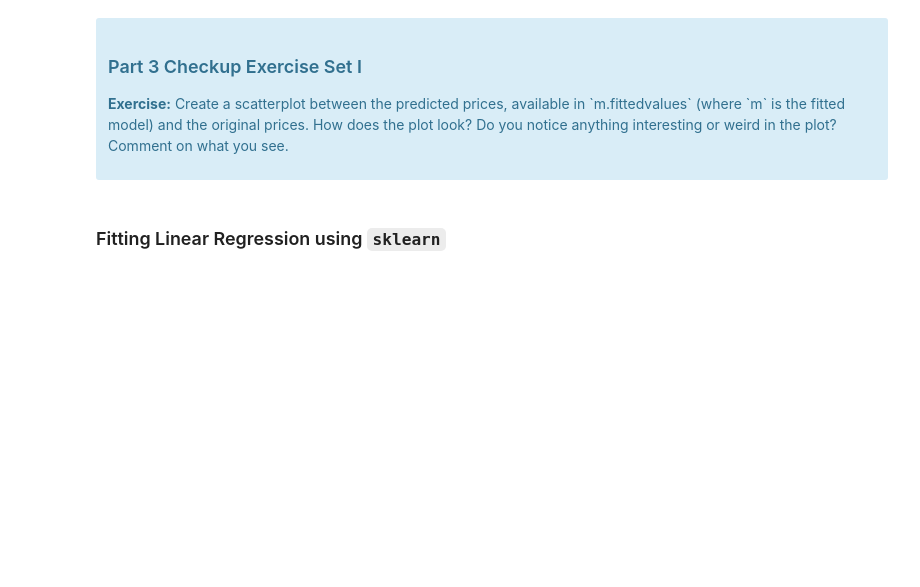
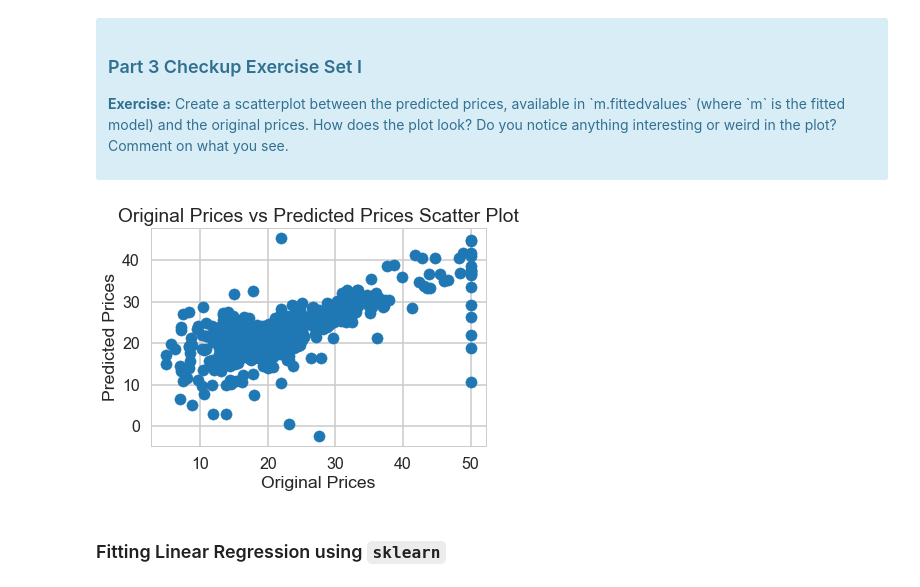
Before and after one commit to LukasBut/Springboard-Projects, a Jupyter notebook: 11.1.5 Linear Regression Using Boston Housing Data Set/Mini_Project_Linear_Regression.ipynb, the cells around one changed output. Cells and saved outputs as stored; diff of their text form; code cells hidden in the pictures; blank space fills up the shorter version.

```diff
--- a/11.1.5 Linear Regression Using Boston Housing Data Set/Mini_Project_Linear_Regression.ipynb
+++ b/11.1.5 Linear Regression Using Boston Housing Data Set/Mini_Project_Linear_Regression.ipynb
@@ -445,3 +491,15 @@ Let's see how our model actually fit our data. We can see below that there is a
+# %%
+# your turn
+plt.scatter(x=bos.PRICE, y=m.fittedvalues)
+plt.title("Original Prices vs Predicted Prices Scatter Plot")
+plt.xlabel("Original Prices")
+plt.ylabel("Predicted Prices")
+plt.show()
+# The scatter plot shows a strong linear relationship, which means that the price predicted by the model (which is based purely
+# on the number of rooms) is very a close fit to the actual data (other than for original prices of 50, so this is something
+# weird). This shows that the coefficient of the linear model for the number of rooms predictor is very large.
+# %% [output]
+[figure, added]
 # %% [markdown]
 ### Fitting Linear Regression using `sklearn`
 # %%
```
Also changed, not shown: parts of 11 cells of this notebook.
